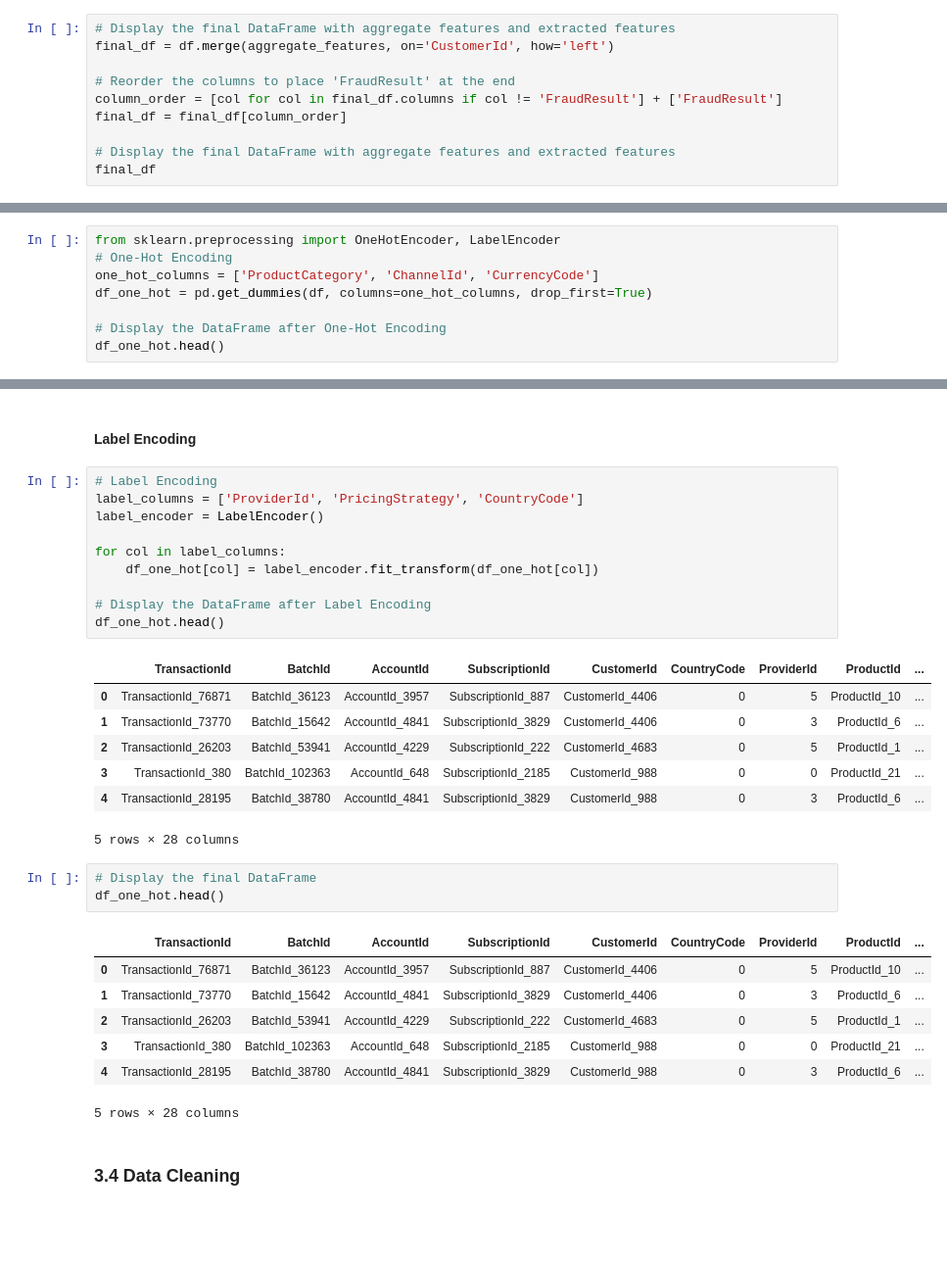
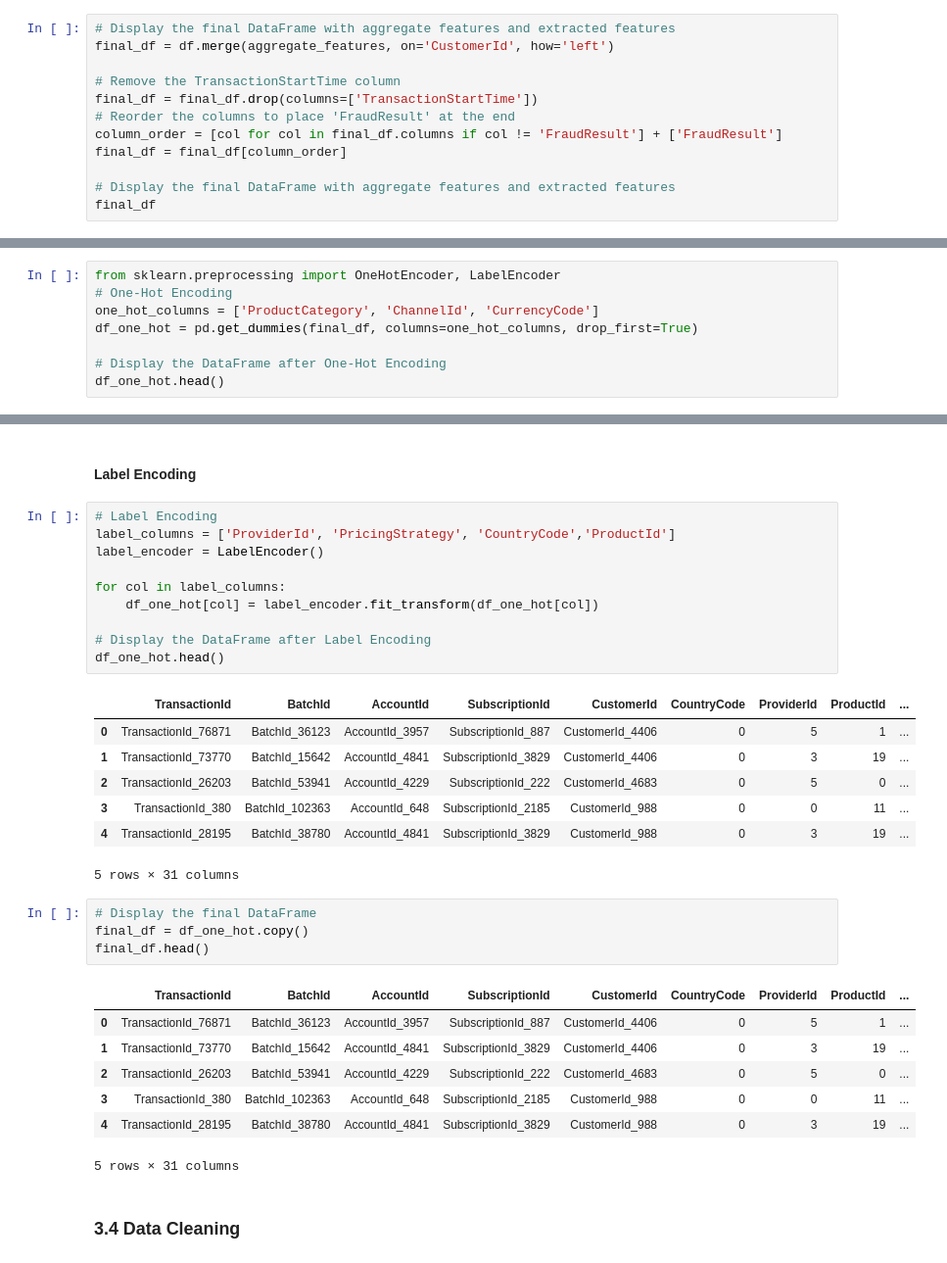
Before and after one commit to Getachew0557/Credit-Score-Classifications, a Jupyter notebook: notebooks/feature_engineering.ipynb, the cells around one changed output, grey strips where cells are left out. Shown: that part at 98% size. Drawn from its saved outputs; the diff is of its cells as text; blank space fills up the shorter version.

```diff
--- a/notebooks/feature_engineering.ipynb
+++ b/notebooks/feature_engineering.ipynb
@@ -107,6 +107,8 @@ df[['TransactionId', 'CustomerId', 'Transaction_Hour', 'Transaction_Day', 'Trans
 # Display the final DataFrame with aggregate features and extracted features
 final_df = df.merge(aggregate_features, on='CustomerId', how='left')
 
+# Remove the TransactionStartTime column
+final_df = final_df.drop(columns=['TransactionStartTime'])
 # Reorder the columns to place 'FraudResult' at the end
 column_order = [col for col in final_df.columns if col != 'FraudResult'] + ['FraudResult']
 final_df = final_df[column_order]
@@ -146,7 +180,7 @@ Index(['TransactionId', 'BatchId', 'AccountId', 'SubscriptionId', 'CustomerId',
 from sklearn.preprocessing import OneHotEncoder, LabelEncoder
 # One-Hot Encoding
 one_hot_columns = ['ProductCategory', 'ChannelId', 'CurrencyCode']
-df_one_hot = pd.get_dummies(df, columns=one_hot_columns, drop_first=True)
+df_one_hot = pd.get_dummies(final_df, columns=one_hot_columns, drop_first=True)
 
 # Display the DataFrame after One-Hot Encoding
 df_one_hot.head()
@@ -162,33 +196,34 @@ df_one_hot.head()
 #### Label Encoding
 # %%
 # Label Encoding
-label_columns = ['ProviderId', 'PricingStrategy', 'CountryCode']
+label_columns = ['ProviderId', 'PricingStrategy', 'CountryCode','ProductId']
 label_encoder = LabelEncoder()
 
 for col in label_columns:
     df_one_hot[col] = label_encoder.fit_transform(df_one_hot[col])
 
 # Display the DataFrame after Label Encoding
 df_one_hot.head()
 # %% [output]
 |  | TransactionId | BatchId | AccountId | SubscriptionId | CustomerId | CountryCode | ProviderId | ProductId | ... |
-| 0 | TransactionId_76871 | BatchId_36123 | AccountId_3957 | SubscriptionId_887 | CustomerId_4406 | 0 | 5 | ProductId_10 | ... |
-| 1 | TransactionId_73770 | BatchId_15642 | AccountId_4841 | SubscriptionId_3829 | CustomerId_4406 | 0 | 3 | ProductId_6 | ... |
-| 2 | TransactionId_26203 | BatchId_53941 | AccountId_4229 | SubscriptionId_222 | CustomerId_4683 | 0 | 5 | ProductId_1 | ... |
-| 3 | TransactionId_380 | BatchId_102363 | AccountId_648 | SubscriptionId_2185 | CustomerId_988 | 0 | 0 | ProductId_21 | ... |
-| 4 | TransactionId_28195 | BatchId_38780 | AccountId_4841 | SubscriptionId_3829 | CustomerId_988 | 0 | 3 | ProductId_6 | ... |
+| 0 | TransactionId_76871 | BatchId_36123 | AccountId_3957 | SubscriptionId_887 | CustomerId_4406 | 0 | 5 | 1 | ... |
+| 1 | TransactionId_73770 | BatchId_15642 | AccountId_4841 | SubscriptionId_3829 | CustomerId_4406 | 0 | 3 | 19 | ... |
+| 2 | TransactionId_26203 | BatchId_53941 | AccountId_4229 | SubscriptionId_222 | CustomerId_4683 | 0 | 5 | 0 | ... |
+| 3 | TransactionId_380 | BatchId_102363 | AccountId_648 | SubscriptionId_2185 | CustomerId_988 | 0 | 0 | 11 | ... |
+| 4 | TransactionId_28195 | BatchId_38780 | AccountId_4841 | SubscriptionId_3829 | CustomerId_988 | 0 | 3 | 19 | ... |
-5 rows × 28 columns
+5 rows × 31 columns
 # %%
 # Display the final DataFrame
-df_one_hot.head()
+final_df = df_one_hot.copy()
+final_df.head()
 # %% [output]
 |  | TransactionId | BatchId | AccountId | SubscriptionId | CustomerId | CountryCode | ProviderId | ProductId | ... |
-| 0 | TransactionId_76871 | BatchId_36123 | AccountId_3957 | SubscriptionId_887 | CustomerId_4406 | 0 | 5 | ProductId_10 | ... |
-| 1 | TransactionId_73770 | BatchId_15642 | AccountId_4841 | SubscriptionId_3829 | CustomerId_4406 | 0 | 3 | ProductId_6 | ... |
-| 2 | TransactionId_26203 | BatchId_53941 | AccountId_4229 | SubscriptionId_222 | CustomerId_4683 | 0 | 5 | ProductId_1 | ... |
-| 3 | TransactionId_380 | BatchId_102363 | AccountId_648 | SubscriptionId_2185 | CustomerId_988 | 0 | 0 | ProductId_21 | ... |
-| 4 | TransactionId_28195 | BatchId_38780 | AccountId_4841 | SubscriptionId_3829 | CustomerId_988 | 0 | 3 | ProductId_6 | ... |
+| 0 | TransactionId_76871 | BatchId_36123 | AccountId_3957 | SubscriptionId_887 | CustomerId_4406 | 0 | 5 | 1 | ... |
+| 1 | TransactionId_73770 | BatchId_15642 | AccountId_4841 | SubscriptionId_3829 | CustomerId_4406 | 0 | 3 | 19 | ... |
+| 2 | TransactionId_26203 | BatchId_53941 | AccountId_4229 | SubscriptionId_222 | CustomerId_4683 | 0 | 5 | 0 | ... |
+| 3 | TransactionId_380 | BatchId_102363 | AccountId_648 | SubscriptionId_2185 | CustomerId_988 | 0 | 0 | 11 | ... |
+| 4 | TransactionId_28195 | BatchId_38780 | AccountId_4841 | SubscriptionId_3829 | CustomerId_988 | 0 | 3 | 19 | ... |
-5 rows × 28 columns
+5 rows × 31 columns
 # %% [markdown]
 ### 3.4 Data Cleaning
 # %% [markdown]
```
Also changed, not shown: parts of 17 cells of this notebook, 1 other file.
